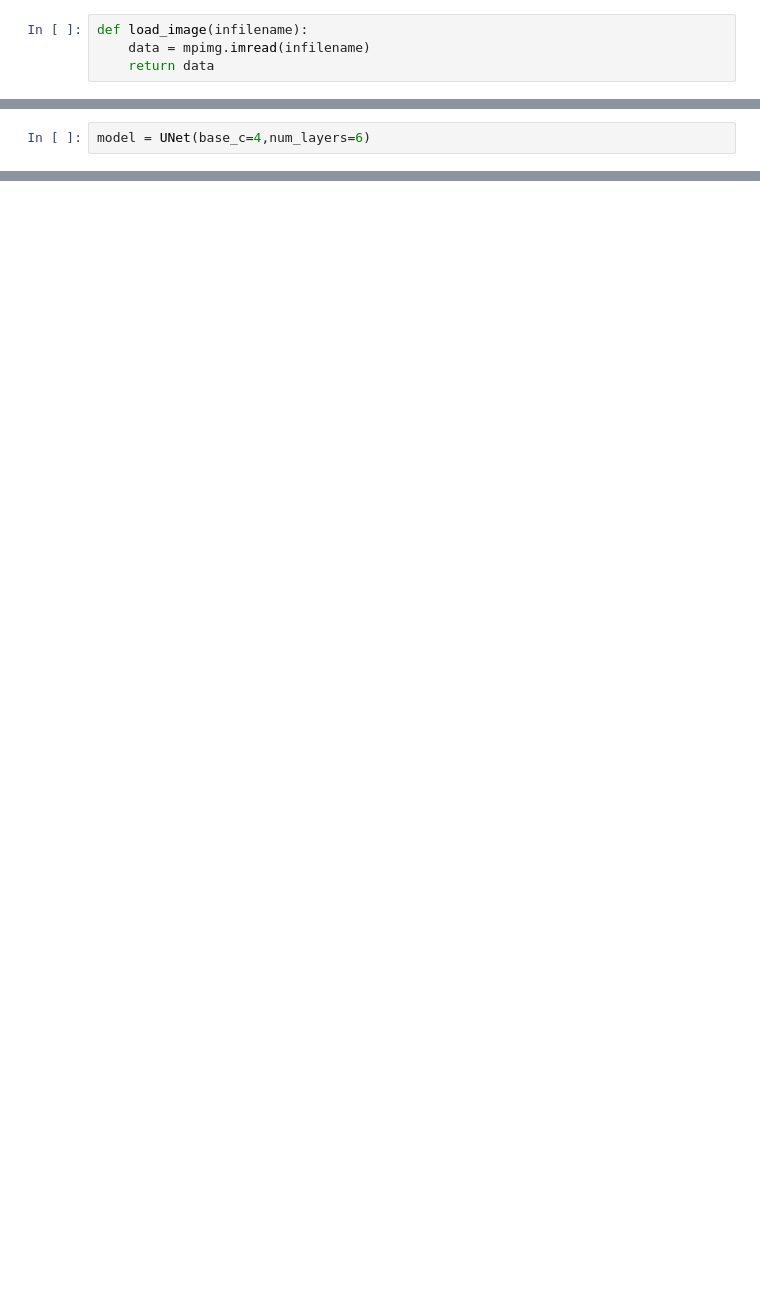
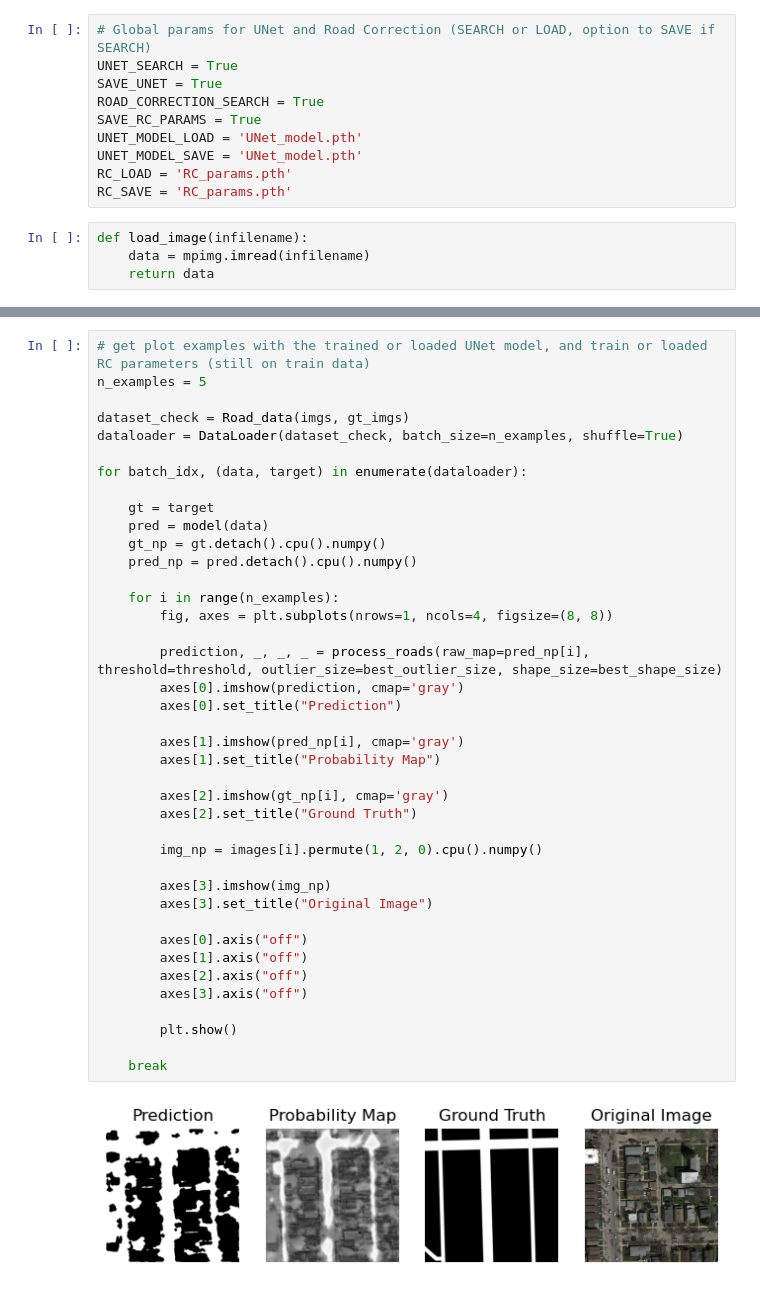
Before and after one commit to CS-433/ml-project-2-notaname_p2, a Jupyter notebook: UNet_pred.ipynb, the cells around one changed output, grey strips where cells are left out. Drawn from its saved outputs; the diff is of its cells as text; blank space fills up the shorter version.

Commit message:
UNet_pred ready for training

```diff
--- a/UNet_pred.ipynb
+++ b/UNet_pred.ipynb
@@ -15,4 +15,14 @@ from experimental_neural_nets import Conv_test, Road_data, UNet
 from road_correction import process_roads, f1_loss_numpy
+# %%
+# Global params for UNet and Road Correction (SEARCH or LOAD, option to SAVE if SEARCH)
+UNET_SEARCH = True
+SAVE_UNET = True
+ROAD_CORRECTION_SEARCH = True
+SAVE_RC_PARAMS = True
+UNET_MODEL_LOAD = 'UNet_model.pth'
+UNET_MODEL_SAVE = 'UNet_model.pth'
+RC_LOAD = 'RC_params.pth'
+RC_SAVE = 'RC_params.pth'
 # %%
 def load_image(infilename):
     data = mpimg.imread(infilename)
@@ -41,3 +51 @@ Loading 100 images
 satImage_001.png
-# %%
-model = UNet(base_c=4,num_layers=6)
@@ -110,0 +222,42 @@ Epoch 1/10, Loss: 0.7677
+# %%
+# get plot examples with the trained or loaded UNet model, and train or loaded RC parameters (still on train data)
+n_examples = 5
+
+dataset_check = Road_data(imgs, gt_imgs)
+dataloader = DataLoader(dataset_check, batch_size=n_examples, shuffle=True)
+
+for batch_idx, (data, target) in enumerate(dataloader):
+
+    gt = target
+    pred = model(data)
+    gt_np = gt.detach().cpu().numpy()
+    pred_np = pred.detach().cpu().numpy()
+
+    for i in range(n_examples):
+        fig, axes = plt.subplots(nrows=1, ncols=4, figsize=(8, 8))
+
+        prediction, _, _, _ = process_roads(raw_map=pred_np[i], threshold=threshold, outlier_size=best_outlier_size, shape_size=best_shape_size)
+        axes[0].imshow(prediction, cmap='gray')
+        axes[0].set_title("Prediction")
+
+        axes[1].imshow(pred_np[i], cmap='gray')
+        axes[1].set_title("Probability Map")
+
+        axes[2].imshow(gt_np[i], cmap='gray')
+        axes[2].set_title("Ground Truth")
+
+        img_np = images[i].permute(1, 2, 0).cpu().numpy()
+
+        axes[3].imshow(img_np)
+        axes[3].set_title("Original Image")
+
+        axes[0].axis("off")
+        axes[1].axis("off")
+        axes[2].axis("off")
+        axes[3].axis("off")
+
+        plt.show()
+
+    break
+# %% [output]
+[figure, added]
```
Also changed, not shown: parts of 10 cells of this notebook, 4 other files.
